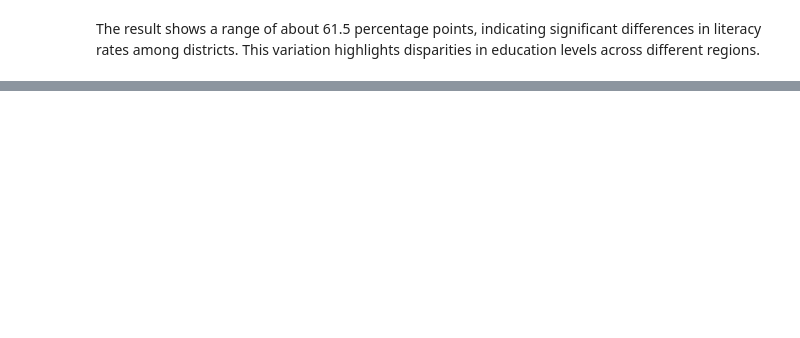
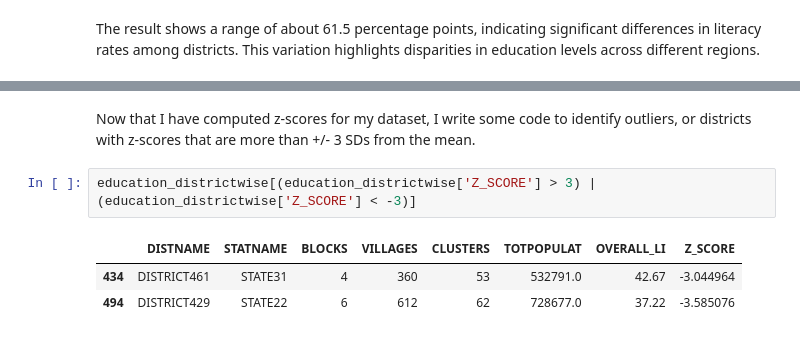
Before and after one commit to Cyberoctane29/District-Literacy-Analysis, a Jupyter notebook: District_Literacy_Analysis.ipynb, the cells around one changed output, grey strips where cells are left out. Drawn from its saved outputs; the diff is of its cells as text; blank space fills up the shorter version.

```diff
--- a/District_Literacy_Analysis.ipynb
+++ b/District_Literacy_Analysis.ipynb
@@ -132,0 +260,8 @@ The result shows a range of about 61.5 percentage points, indicating significant
+# %% [markdown]
+Now that I have computed z-scores for my dataset, I write some code to identify outliers, or districts with z-scores that are more than +/- 3 SDs from the mean.
+# %%
+education_districtwise[(education_districtwise['Z_SCORE'] > 3) | (education_districtwise['Z_SCORE'] < -3)]
+# %% [output]
+|  | DISTNAME | STATNAME | BLOCKS | VILLAGES | CLUSTERS | TOTPOPULAT | OVERALL_LI | Z_SCORE |
+| 434 | DISTRICT461 | STATE31 | 4 | 360 | 53 | 532791.0 | 42.67 | -3.044964 |
+| 494 | DISTRICT429 | STATE22 | 6 | 612 | 62 | 728677.0 | 37.22 | -3.585076 |
```
Also changed, not shown: parts of 30 cells of this notebook.
